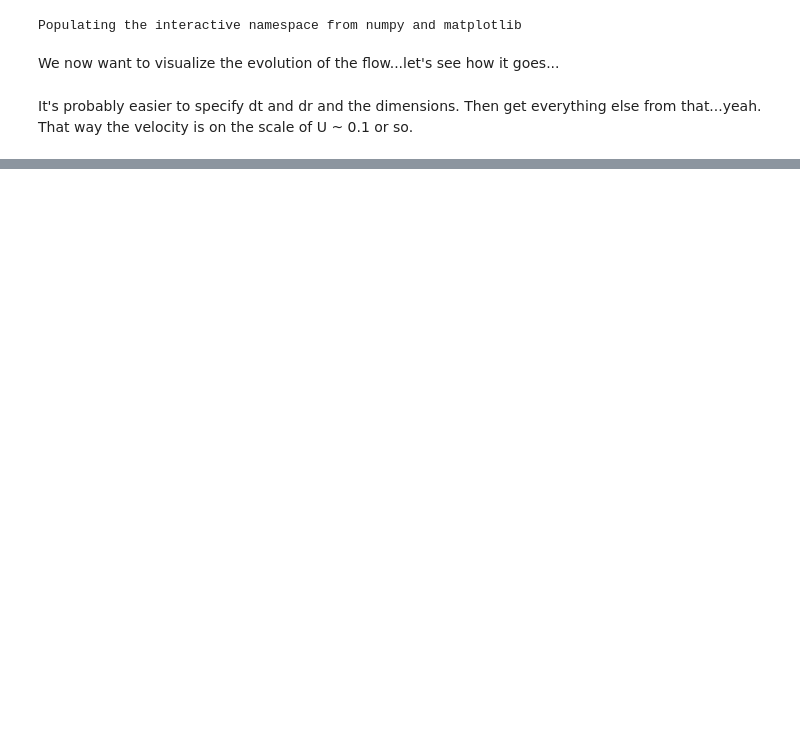
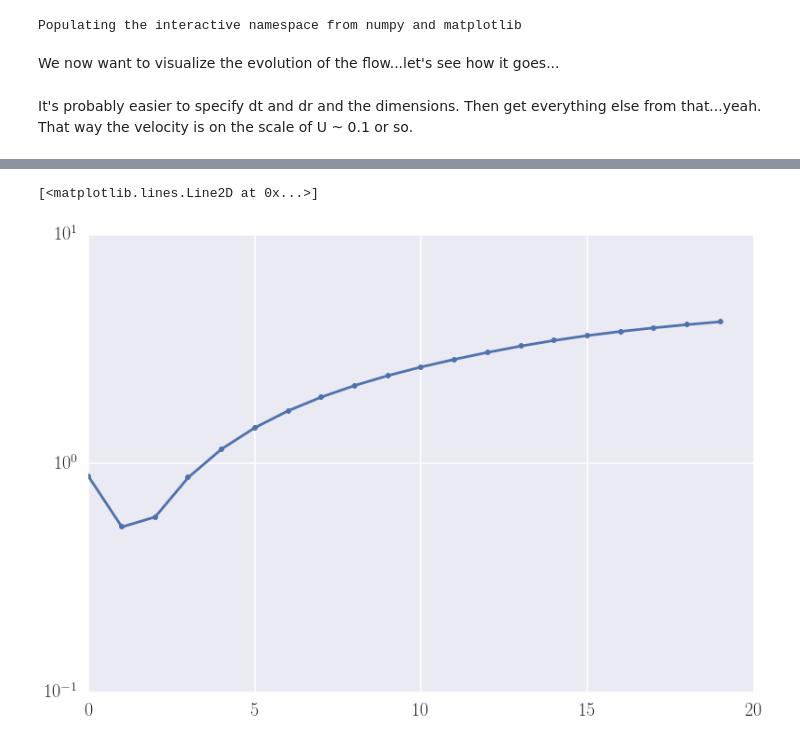
Before and after one commit to latticeboltzmann/2d-lb, a Jupyter notebook: testing/visualizing_pipe_flow_04.ipynb, the cells around one changed output, grey strips where cells are left out. Drawn from its saved outputs; the diff is of its cells as text; code cells hidden in the pictures; blank space fills up the shorter version.

```diff
--- a/testing/visualizing_pipe_flow_04.ipynb
+++ b/testing/visualizing_pipe_flow_04.ipynb
@@ -100,0 +118,5 @@ Cool. Let's say that we have constant input on the left and constant output on t
+# %%
+plt.semilogy(Ma_list, ls='-', marker='.')
+# %% [output]
+[<matplotlib.lines.Line2D at 0x...>]
+[figure, added]
```
Also changed, not shown: parts of 8 cells of this notebook, 1 other file.
